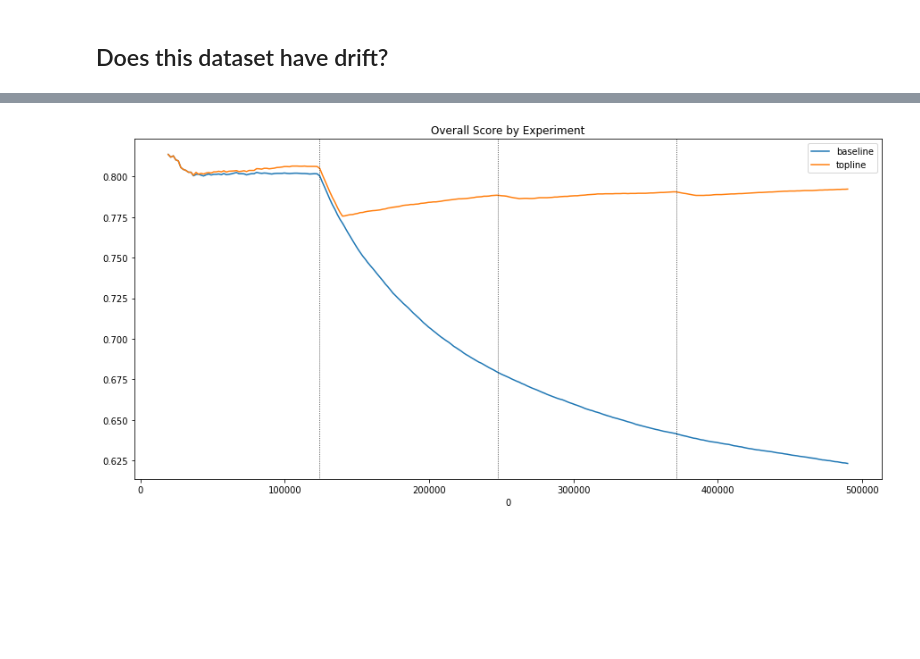
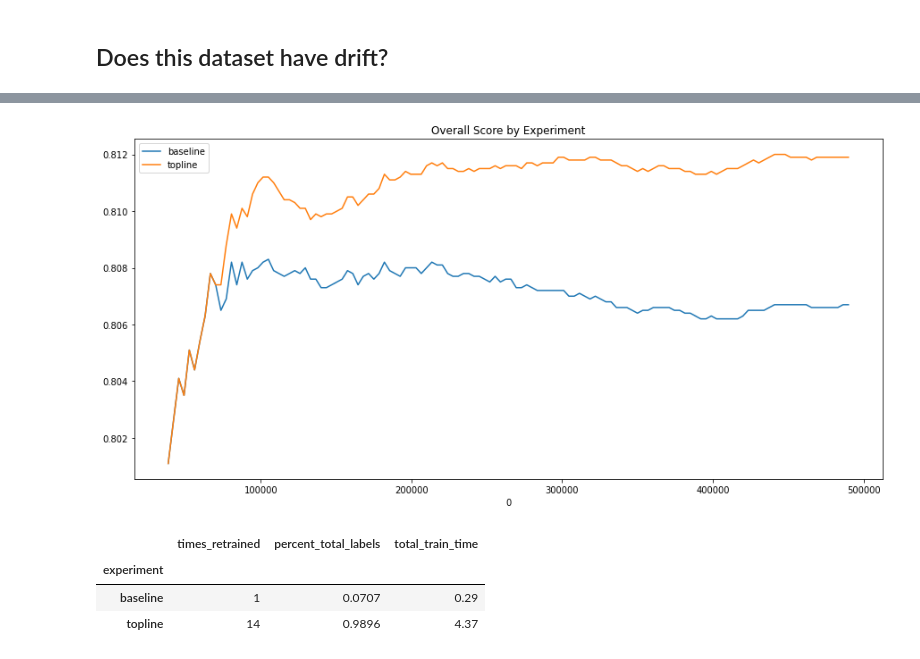
Before and after one commit to fastforwardlabs/concept-drift, a Jupyter notebook: notebooks/Covertype_EDA.ipynb, the cells around one changed output, grey strips where cells are left out. Saved outputs shown, nothing was run; the diff lists cells and outputs as text; code cells hidden in the pictures; blank space fills up the shorter version.

Commit message:
working covtype notebooks

```diff
--- a/notebooks/Covertype_EDA.ipynb
+++ b/notebooks/Covertype_EDA.ipynb
@@ -431,8 +470,8 @@ drift_df, change_points = induce_drift_forward(
 # %%
-# with open("../data/covtype_induced_drift_forward.pkl", "wb") as f:
-#     pickle.dump((drift_df, change_points), f)
+with open("../data/covtype_induced_drift_forward_norm.pkl", "wb") as f:
+    pickle.dump((drift_df, change_points), f)
 
-with open("../data/covtype_induced_drift_forward.pkl", "rb") as f:
-    drift_df, change_points = pickle.load(f)
+# with open("../data/covtype_induced_drift_forward_norm.pkl", "rb") as f:
+#     drift_df, change_points = pickle.load(f)
 # %% [output]
 [interactive output not drawn]
@@ -480,3 +524,19 @@ from test_harness.experiments.topline_experiment import ToplineExperiment
 from test_harness.experiments.sqsi_experiment import SQSI_MRExperiment
 # %% [output]
 [interactive output not drawn]
+# %%
+# specify columns and if categorical - to delete
+col_names = [
+    ("elevation", False),
+    ("aspect", False),
+    ("slope", False),
+    ("horizontal_dist_to_hydrology", False),
+    ("vertical_dist_to_hydrology", False),
+    ("horizontal_dist_to_roadways", False),
+    ("hillshade_9am", False),
+    ("hillshade_noon", False),
+    ("hillshade_3pm", False),
+    ("horizontal_dist_to_fire_points", False),
+]
+wilderness_area_cols = [(f"wilderness_area_{i+1}", True) for i in range(4)]
+col_names = col_names + wilderness_area_cols + [("cover_type", True)]
@@ -487,7 +549,7 @@ column_mapping = {
     "categorical_features": [col for col, iscat in col_names if iscat][:-1],
 }
 
-ED_dataset = Dataset(full_df=drift_df, column_mapping=column_mapping, window_size=17500*2)
+CT_dataset = Dataset(full_df=df, column_mapping=column_mapping, window_size=17500 * 2)
 
 model = RandomForestClassifier(n_estimators=10, random_state=42, max_depth=5)
 param_grid = {"clf__n_estimators": [3, 5, 10], "clf__max_depth": [3, 5, 10]}
@@ -496,9 +558,9 @@ NameError: name 'col_names' is not defined
 # %%
 %%time
 
-baseline = BaselineExperiment(model=model, dataset=ED_dataset, param_grid=param_grid)
-topline = ToplineExperiment(model=model, dataset=ED_dataset, param_grid=param_grid)
+baseline = BaselineExperiment(model=model, dataset=CT_dataset, param_grid=param_grid)
+baseline.run()
 
-baseline.run()
+topline = ToplineExperiment(model=model, dataset=CT_dataset, param_grid=param_grid)
 topline.run()
 # %% [output]
@@ -507,7 +569,12 @@ Wall time: 43.3 s
 [interactive output not drawn]
 # %%
 exps = [baseline, topline]
-plot_multiple_experiments(exps, change_points)
+plot_multiple_experiments(exps, change_points=False)
+aggregate_experiment_metrics(exps)
 # %% [output]
-[figure, old version]
+[figure, new version]
+|  | times_retrained | percent_total_labels | total_train_time |
+| experiment |  |  |  |
+| baseline | 1 | 0.0707 | 0.29 |
+| topline | 14 | 0.9896 | 4.37 |
 [interactive output not drawn]
```
Also changed, not shown: parts of 28 cells of this notebook, 1 other file.
